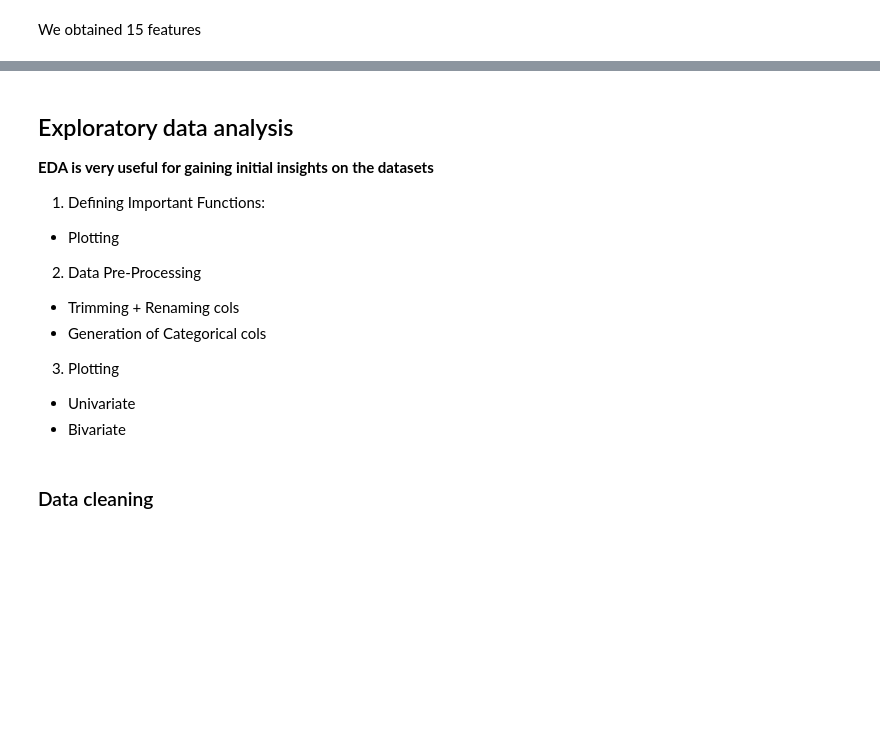
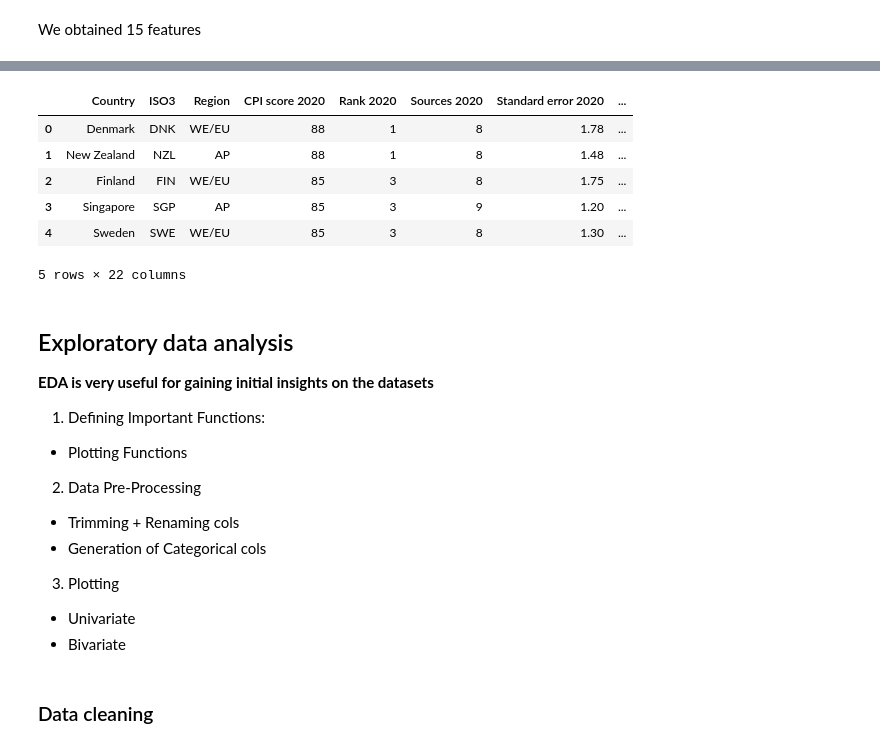
Before and after one commit to Sean2309/10.020_DataDrivenWorld_2D_Project-, a Jupyter notebook: Code/Modelling/linear_regression.ipynb, the cells around one changed output, grey strips where cells are left out. Cells and saved outputs as stored; diff of their text form; code cells hidden in the pictures; blank space fills up the shorter version.

```diff
--- a/Code/Modelling/linear_regression.ipynb
+++ b/Code/Modelling/linear_regression.ipynb
@@ -13,8 +25,18 @@ We obtained 15 features
+# %%
+df_original_corruption_idx.head(5)
+# %% [output]
+|  | Country | ISO3 | Region | CPI score 2020 | Rank 2020 | Sources 2020 | Standard error 2020 | ... |
+| 0 | Denmark | DNK | WE/EU | 88 | 1 | 8 | 1.78 | ... |
+| 1 | New Zealand | NZL | AP | 88 | 1 | 8 | 1.48 | ... |
+| 2 | Finland | FIN | WE/EU | 85 | 3 | 8 | 1.75 | ... |
+| 3 | Singapore | SGP | AP | 85 | 3 | 9 | 1.20 | ... |
+| 4 | Sweden | SWE | WE/EU | 85 | 3 | 8 | 1.30 | ... |
+5 rows × 22 columns
 # %% [markdown]
 ## Exploratory data analysis
 **EDA is very useful for gaining initial insights on the datasets**
 1. Defining Important Functions:
-- Plotting
+- Plotting Functions
 2. Data Pre-Processing
 - Trimming + Renaming cols
 - Generation of Categorical cols
```
Also changed, not shown: parts of 4 cells of this notebook, 1 other file.
